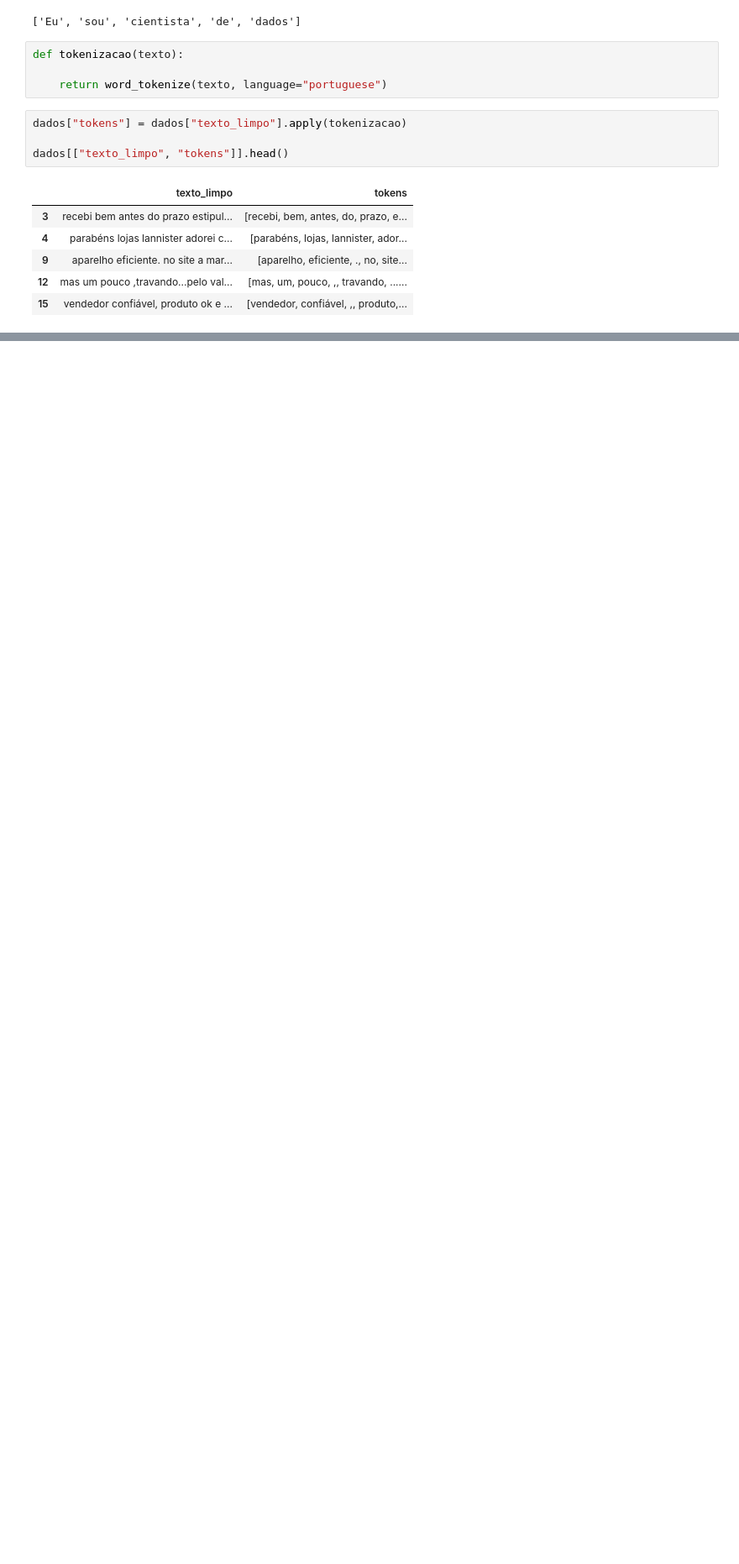
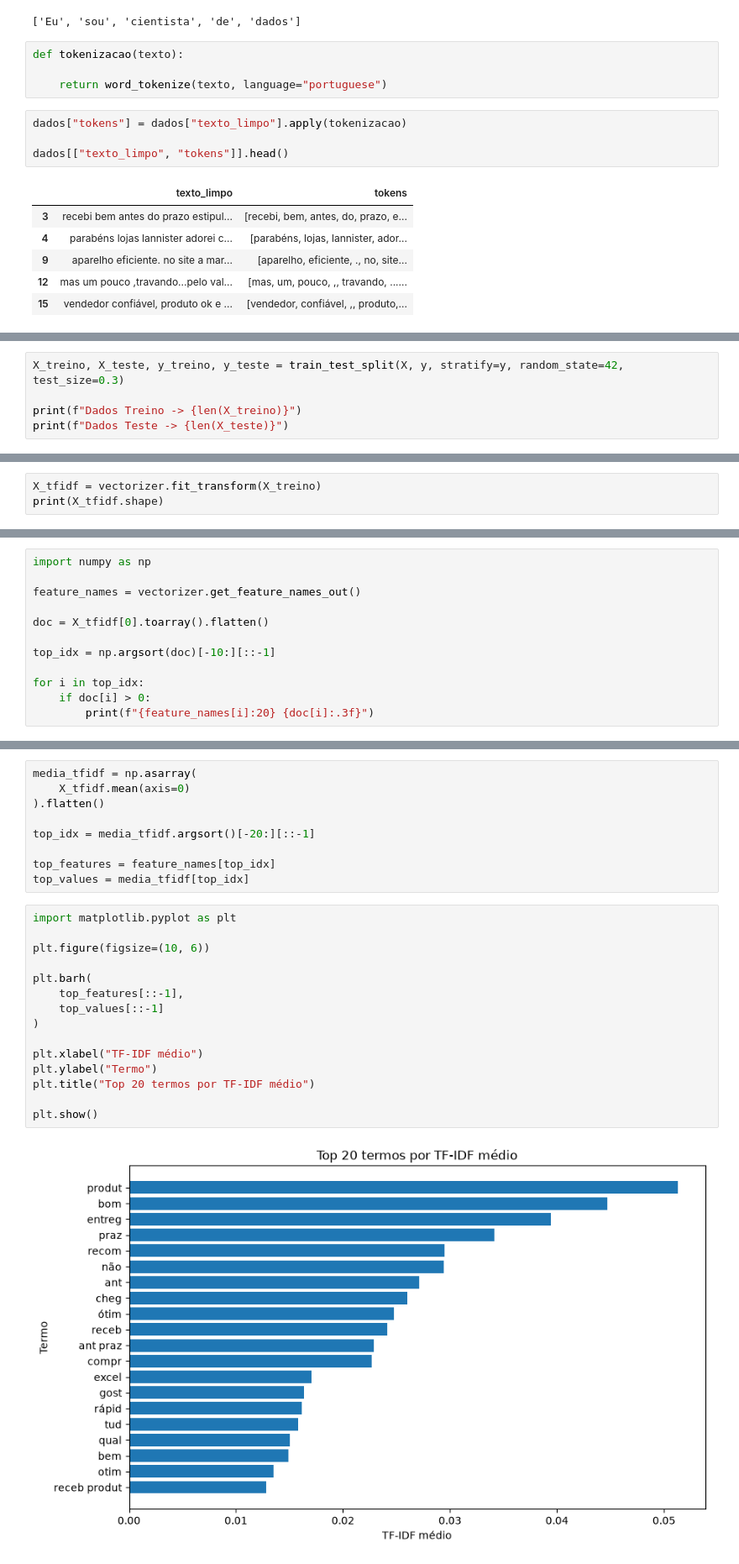
Before and after one commit to RenanTrevelim/olist-nlp-audit, a Jupyter notebook: notebooks/02_nlp_audit.ipynb, the cells around one changed output, grey strips where cells are left out. Shown at 84% size. Cells and saved outputs as stored; diff of their text form; blank space fills up the shorter version.

Commit message:
fazendo tokenizacao, stemmen e tfidf

```diff
--- a/notebooks/02_nlp_audit.ipynb
+++ b/notebooks/02_nlp_audit.ipynb
@@ -102,0 +223,5 @@ dados[["texto_limpo", "tokens"]].head()
+# %%
+X_treino, X_teste, y_treino, y_teste = train_test_split(X, y, stratify=y, random_state=42, test_size=0.3)
+
+print(f"Dados Treino -> {len(X_treino)}")
+print(f"Dados Teste -> {len(X_teste)}")
@@ -102,0 +244,3 @@ dados[["texto_limpo", "tokens"]].head()
+# %%
+X_tfidf = vectorizer.fit_transform(X_treino)
+print(X_tfidf.shape)
@@ -102,0 +264,12 @@ dados[["texto_limpo", "tokens"]].head()
+# %%
+import numpy as np
+
+feature_names = vectorizer.get_feature_names_out()
+
+doc = X_tfidf[0].toarray().flatten()
+
+top_idx = np.argsort(doc)[-10:][::-1]
+
+for i in top_idx:
+    if doc[i] > 0:
+        print(f"{feature_names[i]:20} {doc[i]:.3f}")
@@ -102,0 +287,26 @@ dados[["texto_limpo", "tokens"]].head()
+# %%
+media_tfidf = np.asarray(
+    X_tfidf.mean(axis=0)
+).flatten()
+
+top_idx = media_tfidf.argsort()[-20:][::-1]
+
+top_features = feature_names[top_idx]
+top_values = media_tfidf[top_idx]
+# %%
+import matplotlib.pyplot as plt
+
+plt.figure(figsize=(10, 6))
+
+plt.barh(
+    top_features[::-1],
+    top_values[::-1]
+)
+
+plt.xlabel("TF-IDF médio")
+plt.ylabel("Termo")
+plt.title("Top 20 termos por TF-IDF médio")
+
+plt.show()
+# %% [output]
+[figure, added]
```
Also changed, not shown: parts of 26 cells of this notebook.
